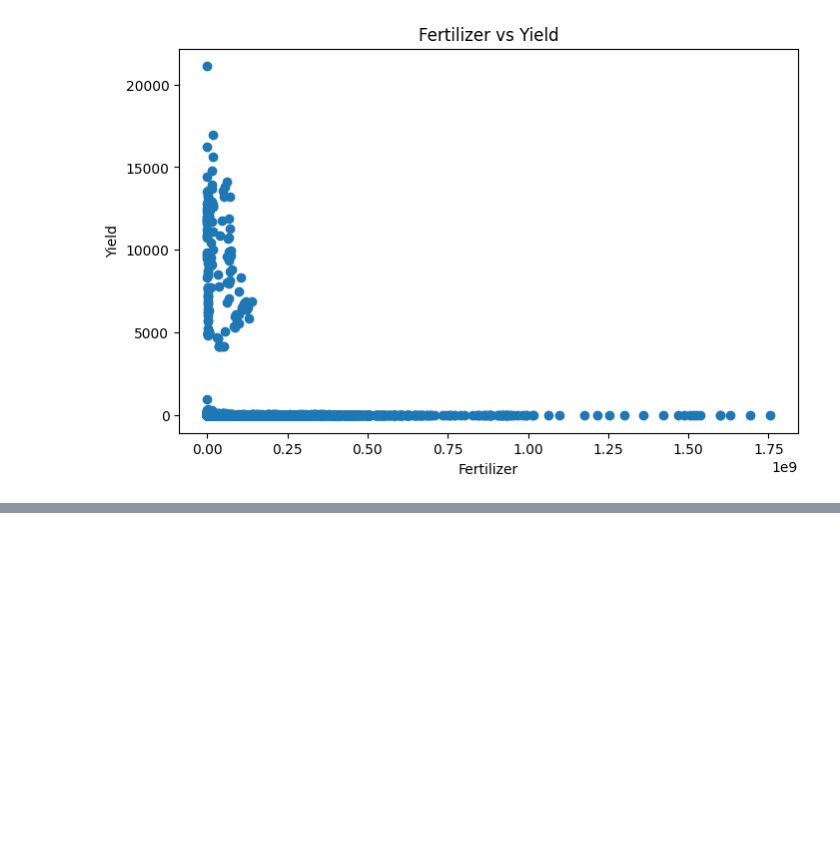
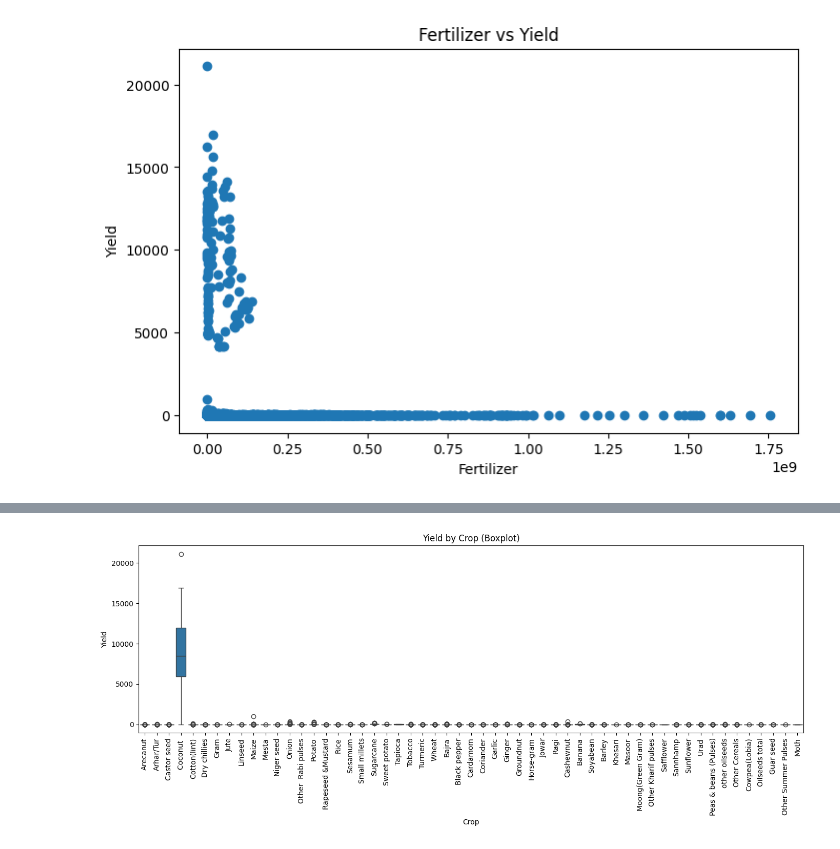
Before and after one commit to isabel0803/MLM_In_prod_group_project, a Jupyter notebook: bharat_farming/exploration/p1.ipynb, the cells around one changed output, grey strips where cells are left out. Saved outputs shown, nothing was run; the diff lists cells and outputs as text; code cells hidden in the pictures; blank space fills up the shorter version.

```diff
--- a/bharat_farming/exploration/p1.ipynb
+++ b/bharat_farming/exploration/p1.ipynb
@@ -137,0 +156,14 @@ plt.show()
+# %%
+plt.figure(figsize=(14, 6))
+sns.boxplot(
+    data=df_base,
+    x="Crop",
+    y="Yield"
+)
+
+plt.xticks(rotation=90)
+plt.title("Yield by Crop (Boxplot)")
+plt.tight_layout()
+plt.show()
+# %% [output]
+[figure, added]
```
Also changed, not shown: parts of 12 cells of this notebook.
